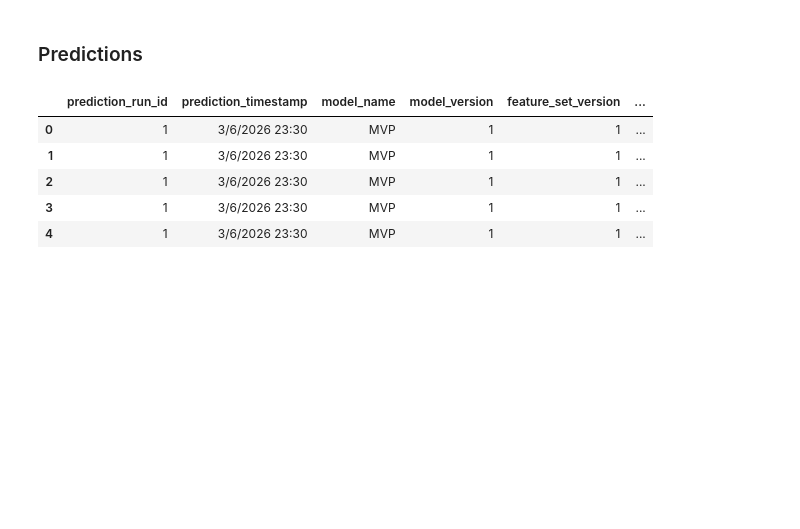
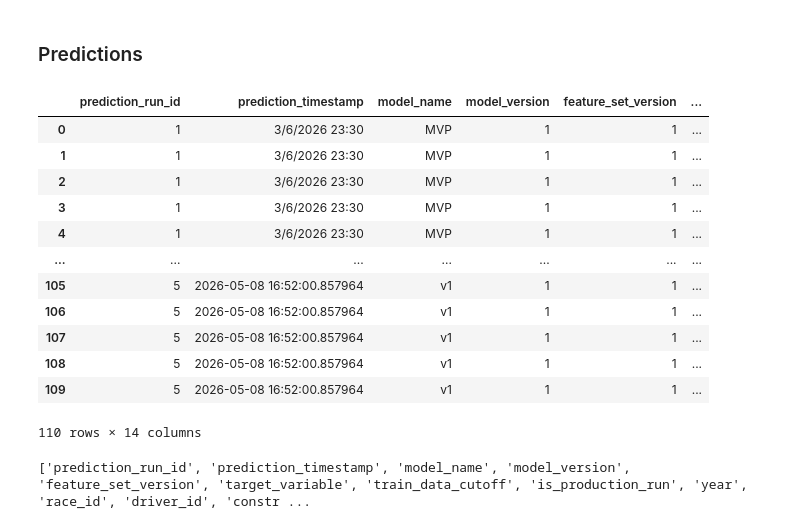
Before and after one commit to jguptil1/F1Fantasy, a Jupyter notebook: src/ingestion/database_testing.ipynb, the cells around one changed output. Saved outputs shown, nothing was run; the diff lists cells and outputs as text; code cells hidden in the pictures; blank space fills up the shorter version.

Commit message:
driver predictions, model runs, model_results testing complete

```diff
--- a/src/ingestion/database_testing.ipynb
+++ b/src/ingestion/database_testing.ipynb
@@ -1619,21 +1619,37 @@ current_week.head(30)
 # %%
 def fact_driver_predictions():
     with duckdb.connect(DATABASE_PATH, read_only=True) as con:
         result = con.execute("""
             SELECT *
             FROM fact_driver_predictions
         """).df()
     return result
 
 fdp = fact_driver_predictions()
-fdp.head()
+fdp
 # %% [output]
 |  | prediction_run_id | prediction_timestamp | model_name | model_version | feature_set_version | ... |
 | 0 | 1 | 3/6/2026 23:30 | MVP | 1 | 1 | ... |
 | 1 | 1 | 3/6/2026 23:30 | MVP | 1 | 1 | ... |
 | 2 | 1 | 3/6/2026 23:30 | MVP | 1 | 1 | ... |
 | 3 | 1 | 3/6/2026 23:30 | MVP | 1 | 1 | ... |
 | 4 | 1 | 3/6/2026 23:30 | MVP | 1 | 1 | ... |
+| ... | ... | ... | ... | ... | ... | ... |
+| 105 | 5 | 2026-05-08 16:52:00.857964 | v1 | 1 | 1 | ... |
+| 106 | 5 | 2026-05-08 16:52:00.857964 | v1 | 1 | 1 | ... |
+| 107 | 5 | 2026-05-08 16:52:00.857964 | v1 | 1 | 1 | ... |
+| 108 | 5 | 2026-05-08 16:52:00.857964 | v1 | 1 | 1 | ... |
+| 109 | 5 | 2026-05-08 16:52:00.857964 | v1 | 1 | 1 | ... |
+110 rows × 14 columns
+# %%
+with duckdb.connect(DATABASE_PATH) as con:
+    schema = con.execute("""
+        DESCRIBE fact_driver_predictions
+    """).df()
+
+print(schema["column_name"].tolist())
+# %% [output]
+['prediction_run_id', 'prediction_timestamp', 'model_name', 'model_version', 'feature_set_version', 'target_variable', 'train_data_cutoff', 'is_production_run', 'year', 'race_id', 'driver_id', 'constr ...
 # %%
 def prediction_run():
     with duckdb.connect(DATABASE_PATH, read_only=True) as con:
```
Also changed, not shown: parts of 5 cells of this notebook, 9 other files.
